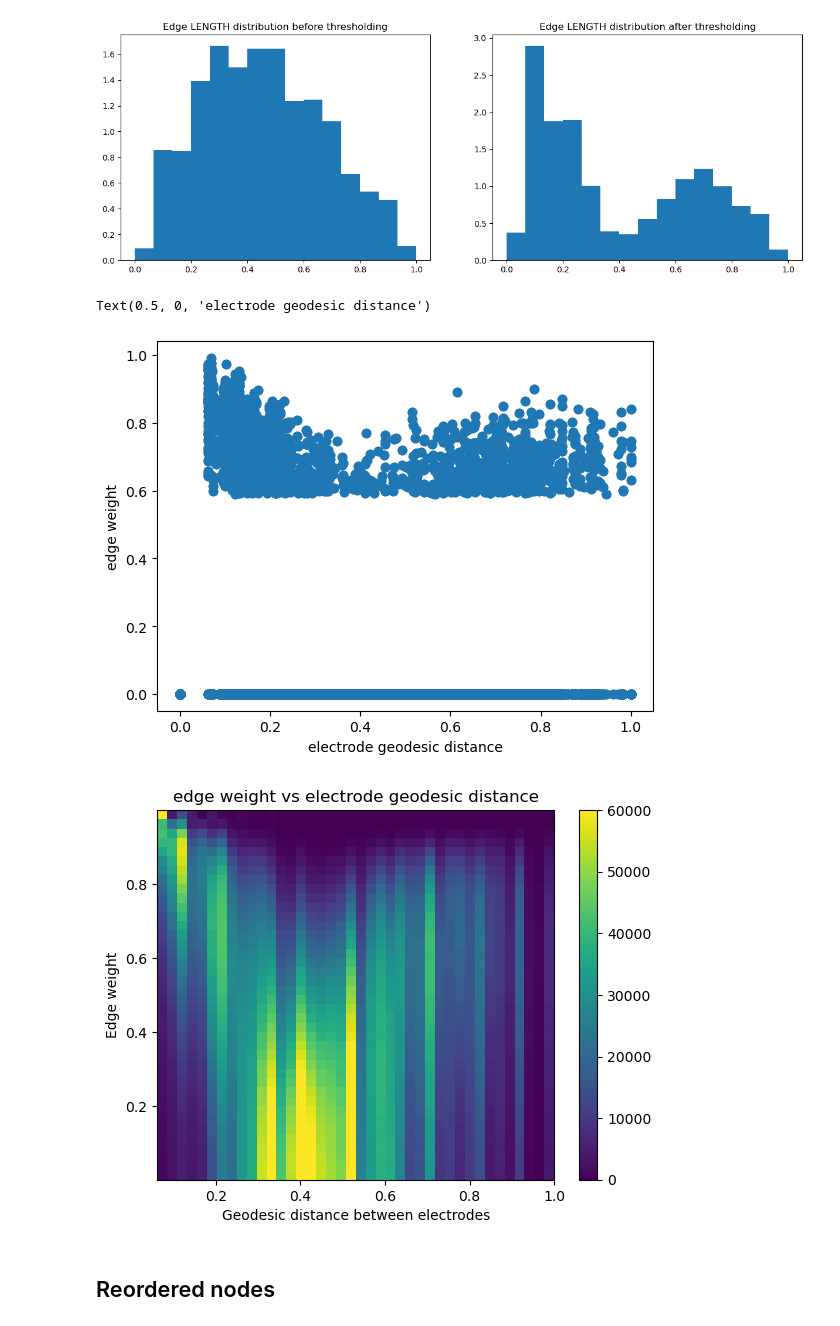
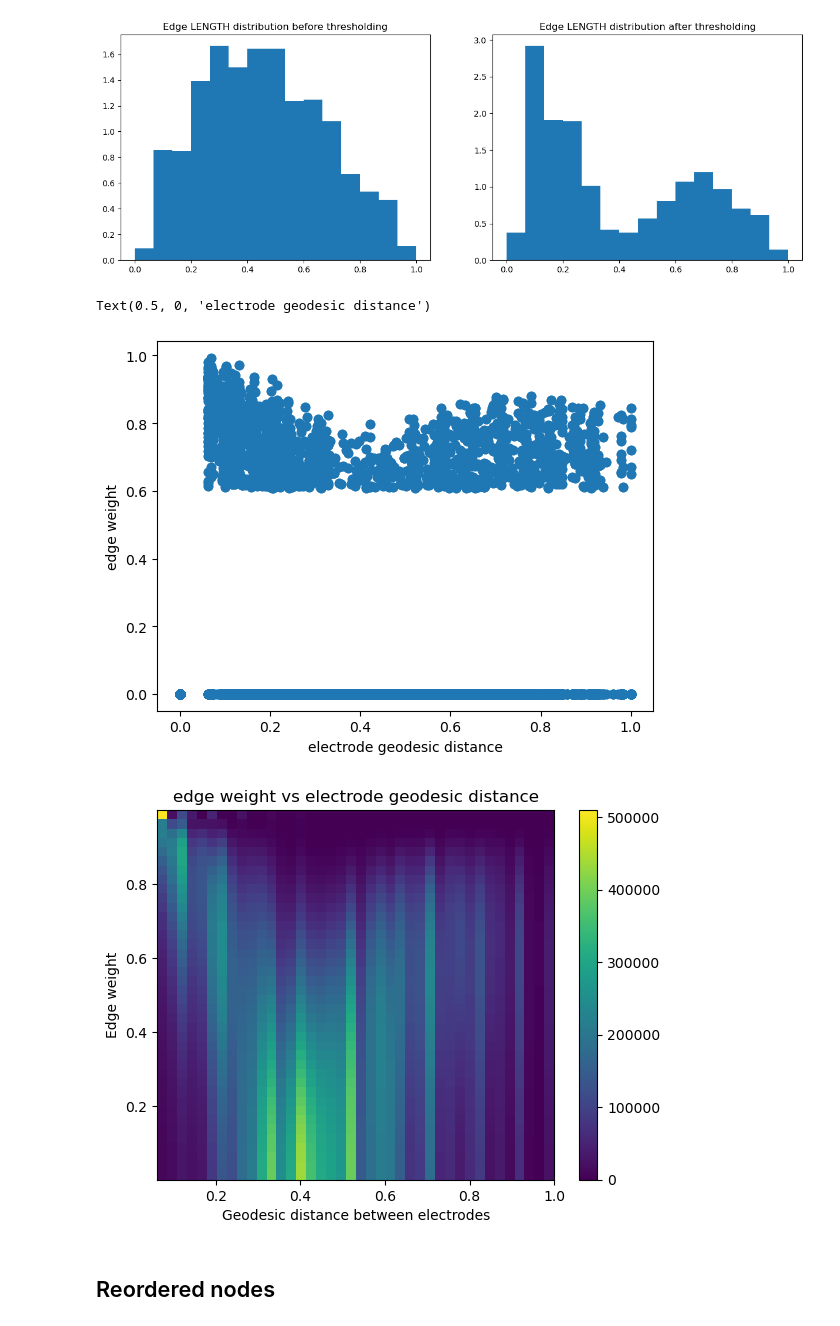
Before and after one commit to NinoHerve/NetworkMachineLearning_2023, a Jupyter notebook: notebooks_hugo/Xplore.ipynb, the cells around one changed output. Drawn from its saved outputs; the diff is of its cells as text; code cells hidden in the pictures.

```diff
--- a/notebooks_hugo/Xplore.ipynb
+++ b/notebooks_hugo/Xplore.ipynb
@@ -13,9 +12,10 @@ n_samples = 100
 seed=0
 # %%
 bids_dir = "/Users/hugofluhr/DATA/ds003505/"
-subjects = ['sub-01', 'sub-02', 'sub-03', 'sub-04', 'sub-06', 'sub-07', 'sub-08', 'sub-09', 'sub-10', 'sub-11', ]
-epochs_multi, y_multi = ut.multiple_subjects_epochs(bids_dir=bids_dir, subjects= subjects, tmin=-0.1, tmax=0.5, apply_proj=False, apply_baseline=False)
-X, y, S = ut.aggregate_epochs(epochs_multi,y_multi, subjects)
+#subjects = ['sub-01', 'sub-02', 'sub-03', 'sub-04', 'sub-06', 'sub-07', 'sub-08', 'sub-09', 'sub-10', 'sub-11', ]
+subjects = ['sub-{:02d}'.format(i) for i in range(1,21) if i!=5]
+epochs_multi, y_multi = ut.multiple_subjects_epochs(bids_dir=bids_dir, subjects= subjects, tmin=-0.1, tmax=0.5, apply_proj=False, apply_baseline=True)
+X_red, y_red, S_red = ut.aggregate_epochs(epochs_multi,y_multi, subjects)
 del epochs_multi, y_multi
-X_red, y_red, S_red = ut.reduce_trials(X, y, S, n_samples=n_samples, seed=seed)
-del X, y, S
+#X_red, y_red, S_red = ut.reduce_trials(X, y, S, n_samples=n_samples, seed=seed)
+#del X, y, S
@@ -158,17 +157,17 @@ plt.ylabel('edge weight')
 plt.xlabel('electrode geodesic distance')
 # %% [output]
 Text(0.5, 0, 'electrode geodesic distance')
-[figure, old version]
+[figure, new version]
 # %%
 dist_flat = np.broadcast_to(dist_geodesic, A.shape).flatten()
-plt.hist2d(dist_flat[dist_flat>0], A.flatten()[A.flatten()>0],bins=40, vmax=60000)
+plt.hist2d(dist_flat[dist_flat>0], A.flatten()[A.flatten()>0],bins=40)#, vmax=60000)
 plt.colorbar()
 plt.xlabel('Geodesic distance between electrodes')
 plt.ylabel('Edge weight')
 plt.title('edge weight vs electrode geodesic distance')
 plt.show()
 # %% [output]
-[figure, old version]
+[figure, new version]
 # %% [markdown]
 ## Reordered nodes
 # %%
```
Also changed, not shown: parts of 52 cells of this notebook, 2 other files.
